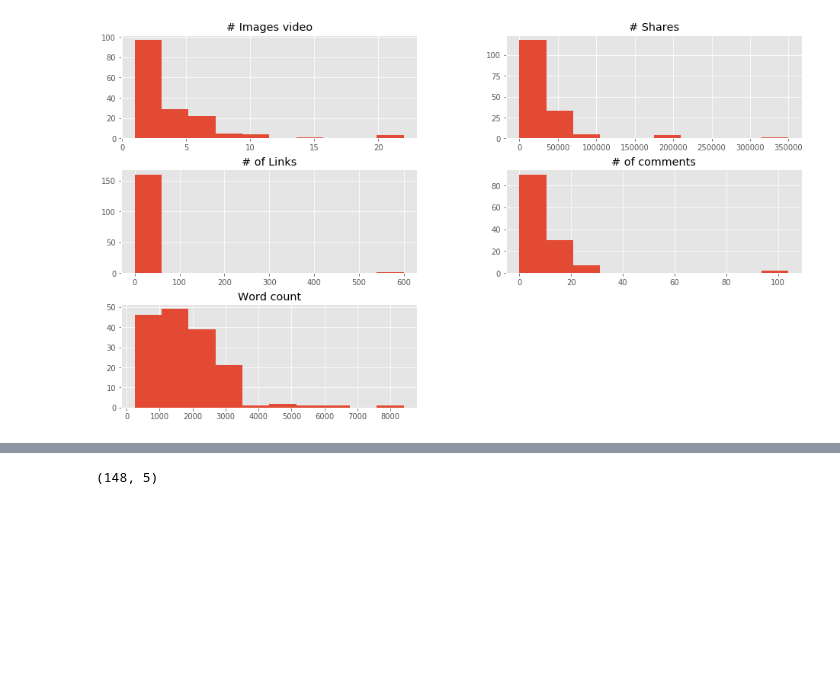
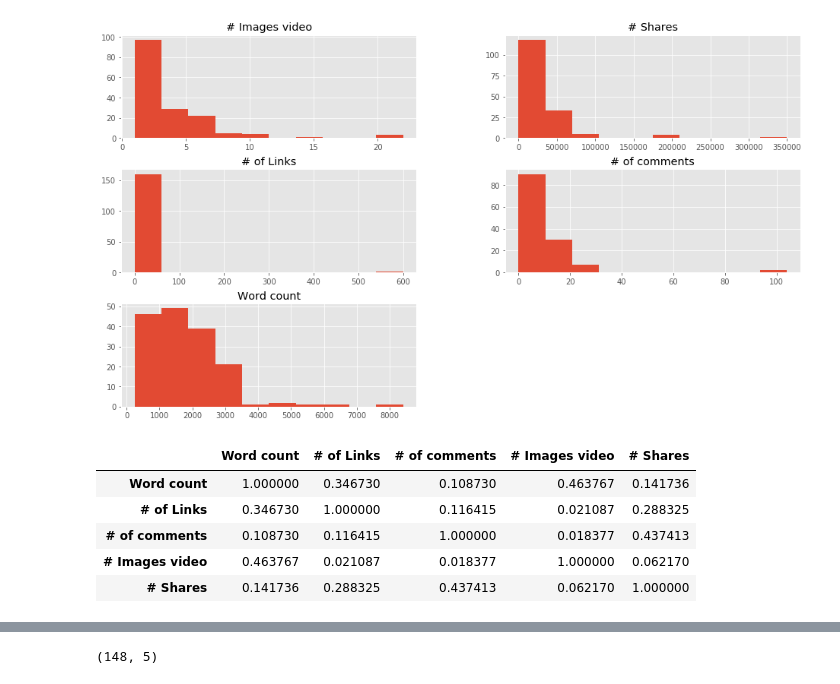
Before and after one commit to FedericoCalonge/IARepoMateria, a Jupyter notebook: TL2/Ejemplo_RLS_Y_RLM_Articulos_ML.ipynb, the cells around one changed output, grey strips where cells are left out. Drawn from its saved outputs; the diff is of its cells as text; code cells hidden in the pictures; blank space fills up the shorter version.

```diff
--- a/TL2/Ejemplo_RLS_Y_RLM_Articulos_ML.ipynb
+++ b/TL2/Ejemplo_RLS_Y_RLM_Articulos_ML.ipynb
@@ -60,4 +77,14 @@ DF.hist()
 plt.show()
 # %% [output]
 [figure]
+# %%
+#Analizamos la matriz de correlación para ver el coeficiente de Pearson / correlación entre las features y nuestra variable a predecir (#Shares):
+DF.corr(method='pearson')
+# %% [output]
+|  | Word count | # of Links | # of comments | # Images video | # Shares |
+| Word count | 1.000000 | 0.346730 | 0.108730 | 0.463767 | 0.141736 |
+| # of Links | 0.346730 | 1.000000 | 0.116415 | 0.021087 | 0.288325 |
+| # of comments | 0.108730 | 0.116415 | 1.000000 | 0.018377 | 0.437413 |
+| # Images video | 0.463767 | 0.021087 | 0.018377 | 1.000000 | 0.062170 |
+| # Shares | 0.141736 | 0.288325 | 0.437413 | 0.062170 | 1.000000 |
 # %%
```
Also changed, not shown: parts of 17 cells of this notebook, 5 other files.
